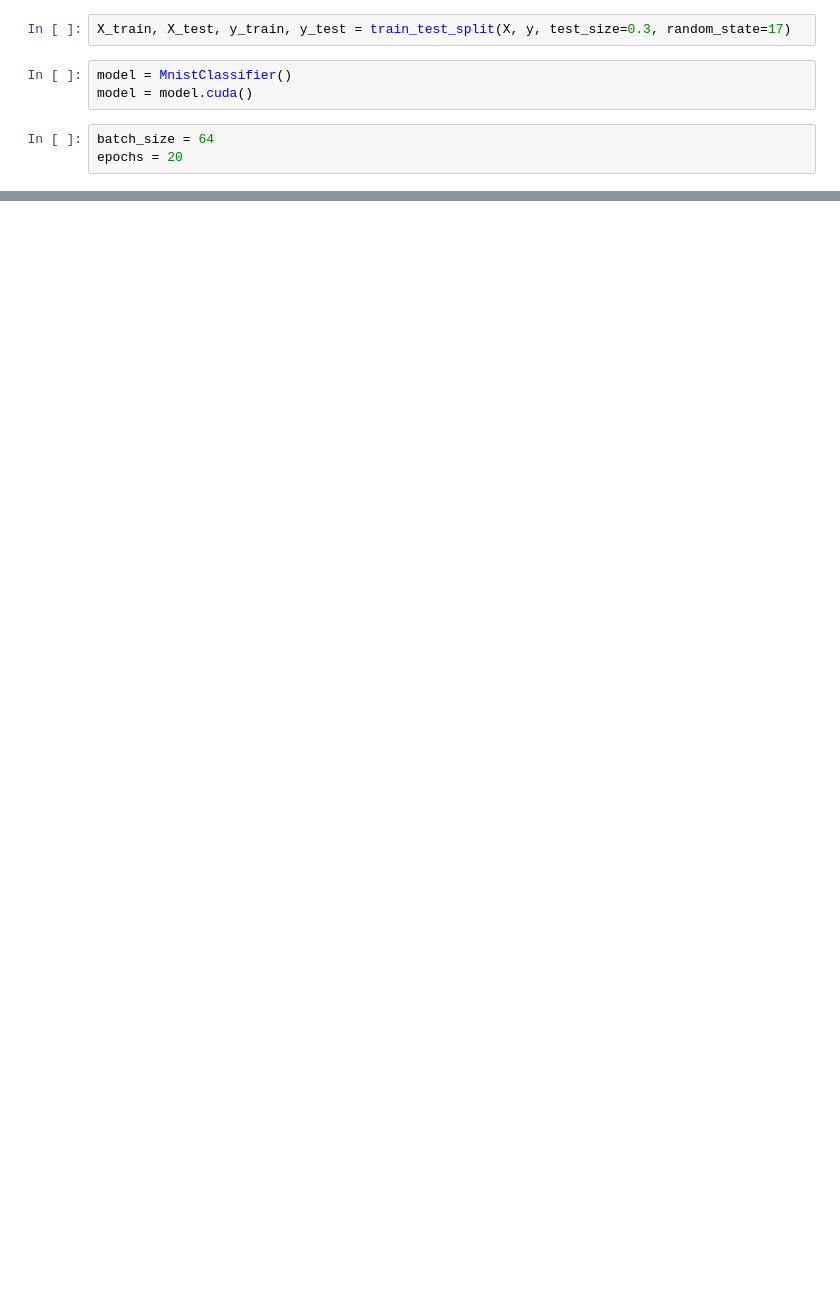
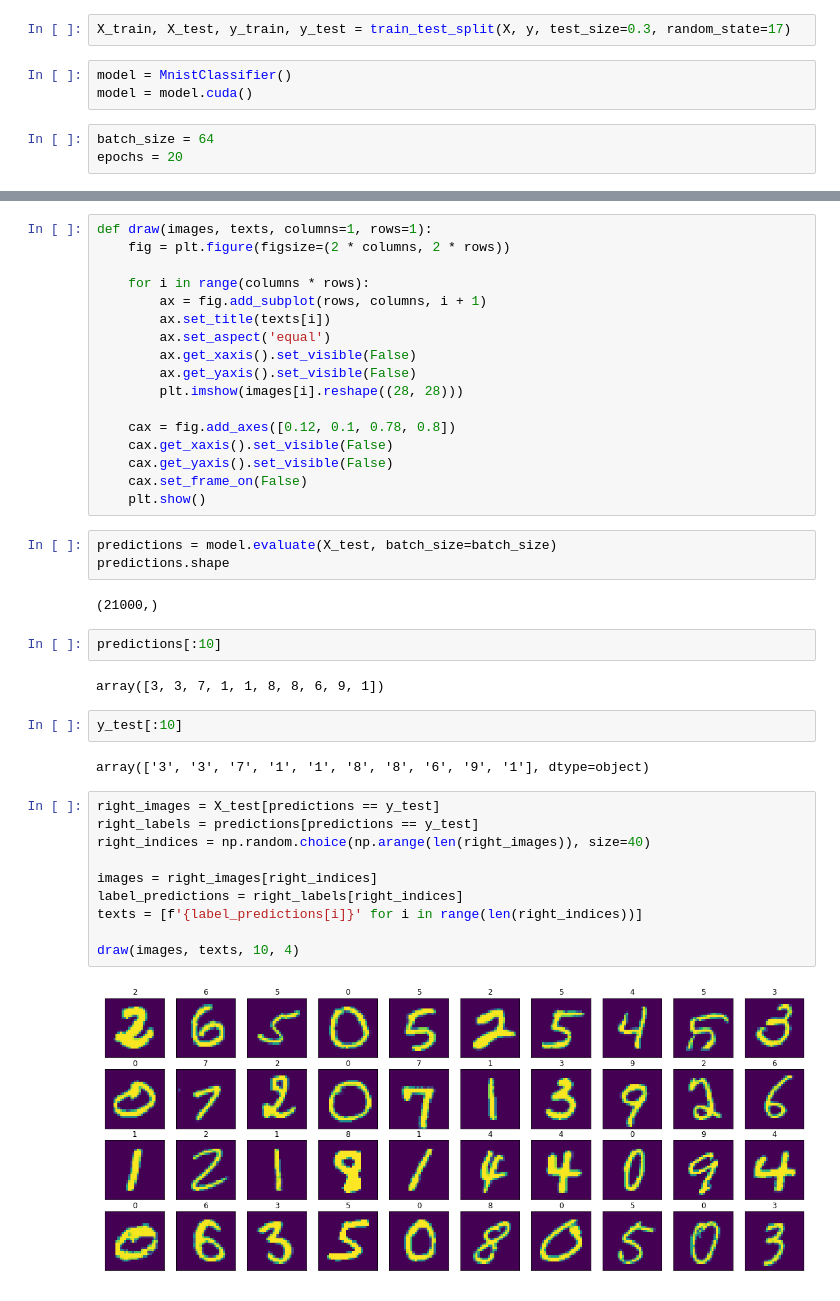
Before and after one commit to ahmadsalimi/DeepLearningIntro, a Jupyter notebook: CNN/MNIST.ipynb, the cells around one changed output, grey strips where cells are left out. Saved outputs shown, nothing was run; the diff lists cells and outputs as text; blank space fills up the shorter version.

Commit message:
draw some right and wrong classified samples

```diff
--- a/CNN/MNIST.ipynb
+++ b/CNN/MNIST.ipynb
@@ -234,0 +242,42 @@ Test loss: 0.0465 - Accuracy: 98.91
+# %%
+def draw(images, texts, columns=1, rows=1):
+    fig = plt.figure(figsize=(2 * columns, 2 * rows))
+
+    for i in range(columns * rows):
+        ax = fig.add_subplot(rows, columns, i + 1)
+        ax.set_title(texts[i])
+        ax.set_aspect('equal')
+        ax.get_xaxis().set_visible(False)
+        ax.get_yaxis().set_visible(False)
+        plt.imshow(images[i].reshape((28, 28)))
+
+    cax = fig.add_axes([0.12, 0.1, 0.78, 0.8])
+    cax.get_xaxis().set_visible(False)
+    cax.get_yaxis().set_visible(False)
+    cax.set_frame_on(False)
+    plt.show()
+# %%
+predictions = model.evaluate(X_test, batch_size=batch_size)
+predictions.shape
+# %% [output]
+(21000,)
+# %%
+predictions[:10]
+# %% [output]
+array([3, 3, 7, 1, 1, 8, 8, 6, 9, 1])
+# %%
+y_test[:10]
+# %% [output]
+array(['3', '3', '7', '1', '1', '8', '8', '6', '9', '1'], dtype=object)
+# %%
+right_images = X_test[predictions == y_test]
+right_labels = predictions[predictions == y_test]
+right_indices = np.random.choice(np.arange(len(right_images)), size=40)
+
+images = right_images[right_indices]
+label_predictions = right_labels[right_indices]
+texts = [f'{label_predictions[i]}' for i in range(len(right_indices))]
+
+draw(images, texts, 10, 4)
+# %% [output]
+[figure, added]
```
Also changed, not shown: parts of 7 cells of this notebook.
